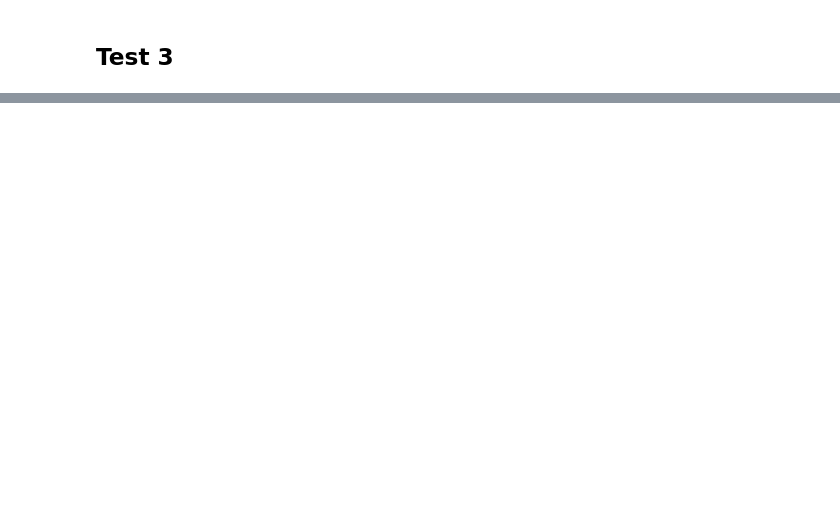
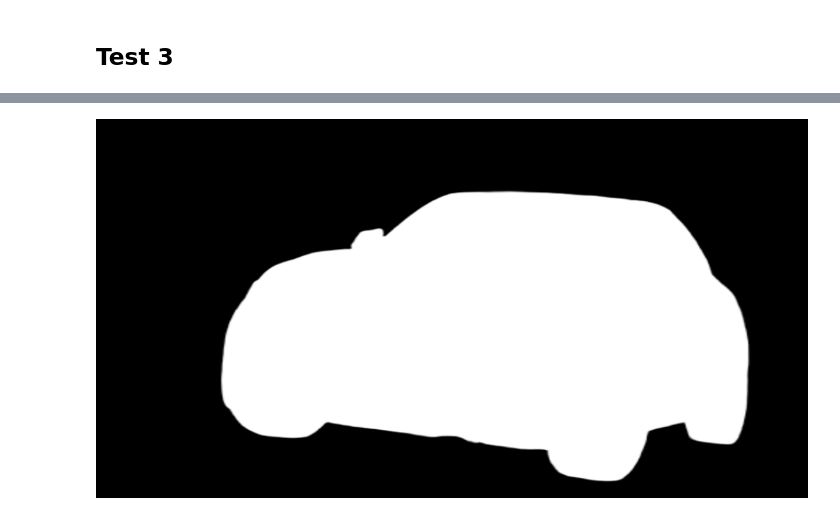
Before and after one commit to retkowsky/Azure-Computer-Vision-in-a-day-workshop, a Jupyter notebook: 03 Background removal.ipynb, the cells around one changed output, grey strips where cells are left out. Cells and saved outputs as stored; diff of their text form; code cells hidden in the pictures; blank space fills up the shorter version.

```diff
--- a/03 Background removal.ipynb
+++ b/03 Background removal.ipynb
@@ -217,0 +296,5 @@ Number of white pixels: 41,665 48.22%
+# %%
+mask = Image.open(mask_file)
+mask
+# %% [output]
+[figure, added]
```
Also changed, not shown: parts of 34 cells of this notebook, 22 other files.
